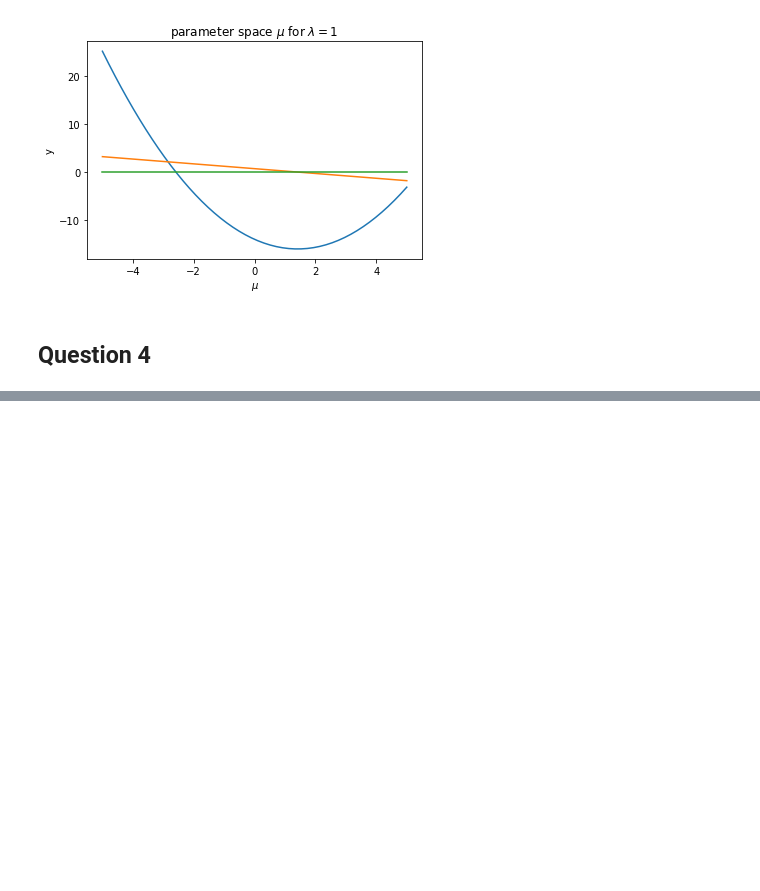
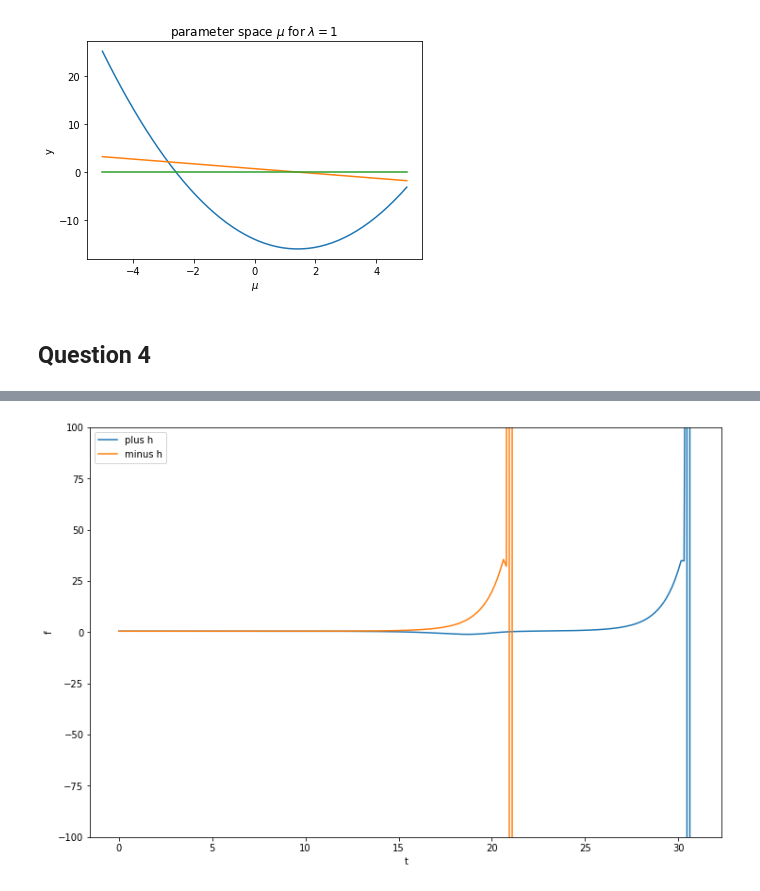
Before and after one commit to SByeUva/complex-economic-dynamics, a Jupyter notebook: hw_01.ipynb, the cells around one changed output, grey strips where cells are left out. Drawn from its saved outputs; the diff is of its cells as text; code cells hidden in the pictures; blank space fills up the shorter version.

```diff
--- a/hw_01.ipynb
+++ b/hw_01.ipynb
@@ -544,0 +509,32 @@ plt.plot(tt[:100],solplus_35[:100])
+# %%
+# B)
+def eigenvec1(mu):
+    return np.array([-1*(0.5*np.sqrt(mu**2+mu+4.25)+0.5*mu+0.25), 1])
+# %%
+h=10e-6
+x0=[0.5,0]
+labels = ['plus h', 'minus h']
+# %%
+trajectories = []
+times = []
+mu=.35
+
+trajectory, time = rk4(f, t0, x0+h*eigenvec1(mu), tau, n)
+trajectories.append(trajectory)
+times.append(time)
+
+trajectory, time = rk4(f, t0, x0-h*eigenvec1(mu), tau, n)
+trajectories.append(trajectory)
+times.append(time)
+
+plt.figure(figsize=(12,8))
+for i in range(len(trajectories)):
+    plt.plot(time[:,0], trajectories[i][:,0],label=f'{labels[i]}')
+plt.ylim([-100, 100])
+plt.xlabel('t')
+plt.ylabel('f')
+plt.legend()
+plt.savefig('figures/orbit_35.pdf',dpi=300)
+plt.show()
+# %% [output]
+[figure, added]
```
Also changed, not shown: parts of 40 cells of this notebook, 11 other files.
